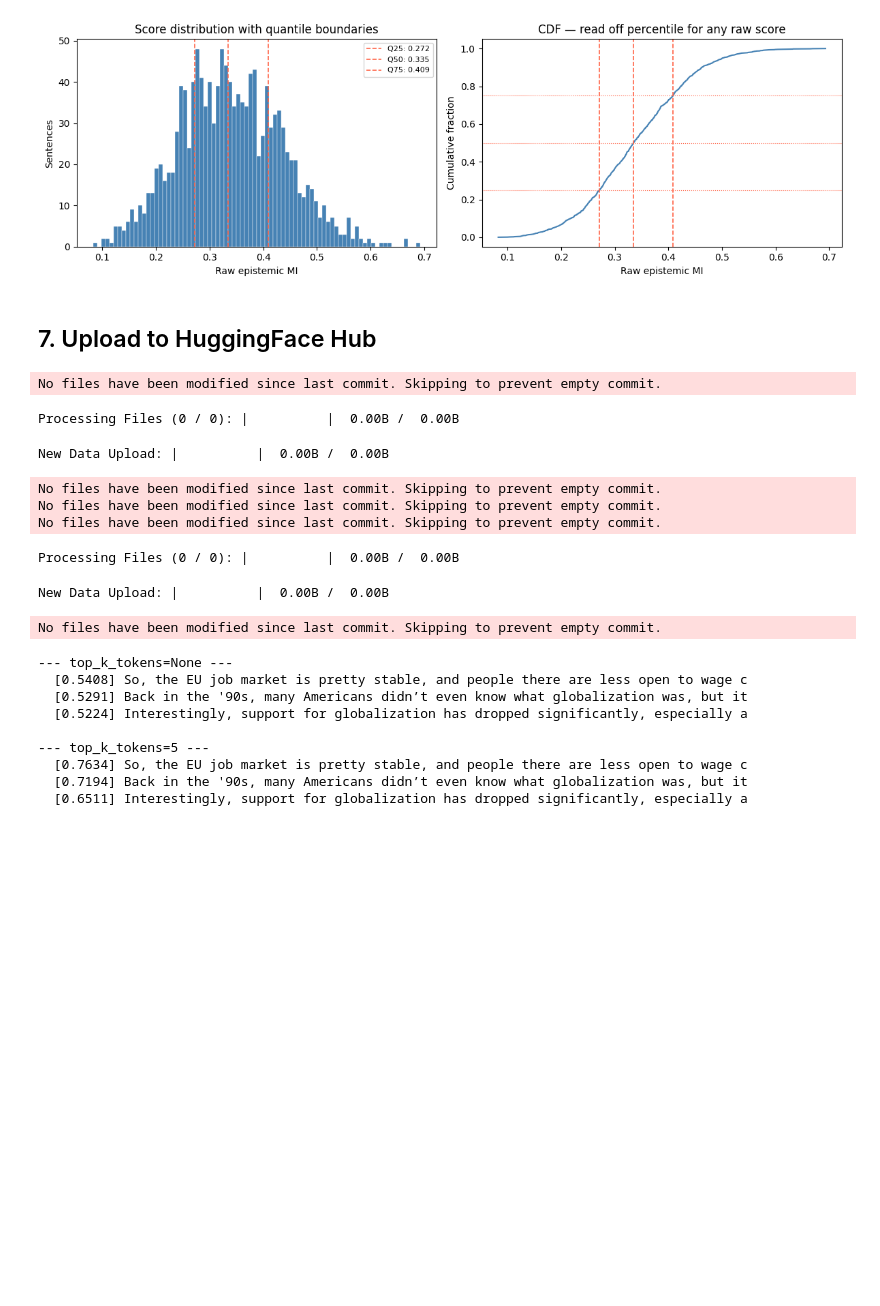
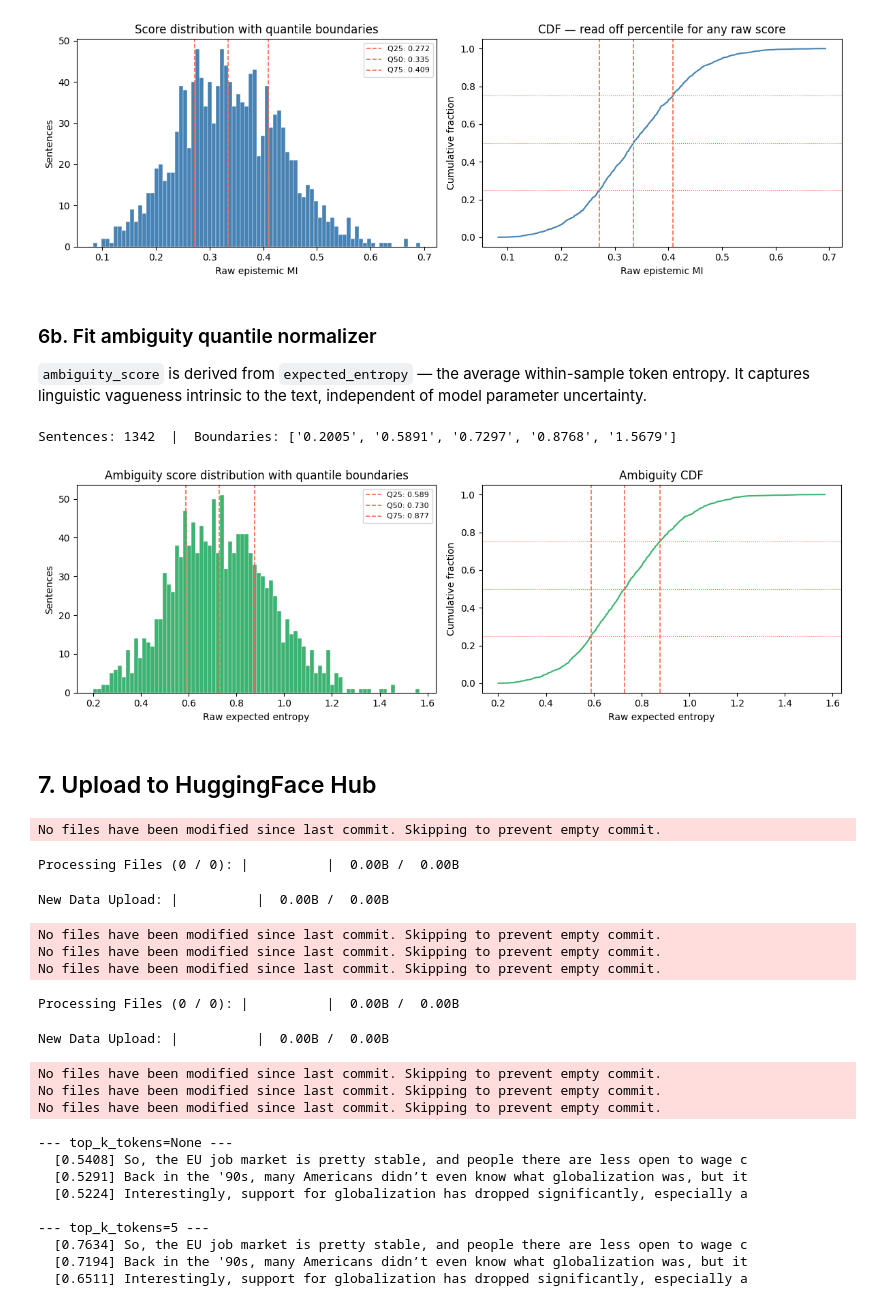
Before and after one commit to rdisipio/summarizer-uncertainty-ml, a Jupyter notebook: notebooks/02_lora_laplace_training.ipynb, the cells around one changed output. Cells and saved outputs as stored; diff of their text form; code cells hidden in the pictures; blank space fills up the shorter version.

```diff
--- a/notebooks/02_lora_laplace_training.ipynb
+++ b/notebooks/02_lora_laplace_training.ipynb
@@ -34,11 +34,12 @@ MODELS_DIR = ROOT / "models"
 CONFIG_DIR = ROOT / "config"
 MODELS_DIR.mkdir(exist_ok=True)
 
-SUMMARIES_FILE = DATA_DIR / "summaries_v4.jsonl"
-ADAPTER_DIR    = MODELS_DIR / "bart-large-xsum-lora"
-SCORES_FILE    = DATA_DIR / "uncertainty_scores_lora_laplace.jsonl"
-SAMPLER_FILE   = ADAPTER_DIR / "laplace_sampler.npz"
-QUANTILES_FILE = CONFIG_DIR / "uncertainty_quantiles_lora_laplace.json"
+SUMMARIES_FILE         = DATA_DIR / "summaries_v4.jsonl"
+ADAPTER_DIR            = MODELS_DIR / "bart-large-xsum-lora"
+SCORES_FILE            = DATA_DIR / "uncertainty_scores_lora_laplace.jsonl"
+SAMPLER_FILE           = ADAPTER_DIR / "laplace_sampler.npz"
+QUANTILES_FILE         = CONFIG_DIR / "uncertainty_quantiles_lora_laplace.json"
+AMBIGUITY_QUANTILES_FILE = CONFIG_DIR / "ambiguity_quantiles_lora_laplace.json"
 
 # ── Model ─────────────────────────────────────────────────────────────────────
 BASE_MODEL = "facebook/bart-large-xsum"
@@ -237,7 +236,7 @@ for source, summary in tqdm(scoring_pairs, desc="Scoring"):
 
     sentence_scores = [
         {"sentence_index": s.sentence_index, "sentence_text": s.sentence_text,
-         "uncertainty": s.uncertainty}
+         "uncertainty": s.uncertainty, "expected_entropy": s.expected_entropy}
         for s in result.sentence_results
     ]
     all_sentence_scores.extend(sentence_scores)
@@ -294,6 +290,60 @@ plt.show()
 # %% [output]
 Sentences: 1342  |  Boundaries: ['0.0828', '0.2718', '0.3350', '0.4089', '0.6931']
 [figure]
+# %% [markdown]
+### 6b. Fit ambiguity quantile normalizer
+
+`ambiguity_score` is derived from `expected_entropy` — the average within-sample token entropy.
+It captures linguistic vagueness intrinsic to the text, independent of model parameter uncertainty.
+# %%
+from src.lora_training import fit_quantiles, save_quantiles
+from src.data_pipeline import read_jsonl
+
+if "all_sentence_scores" not in dir() or not all_sentence_scores:
+    print(f"all_sentence_scores not in memory — loading from {SCORES_FILE}")
+    all_sentence_scores = [
+        s for record in read_jsonl(str(SCORES_FILE)) for s in record.get("sentence_scores", [])
+    ]
+    print(f"Loaded {len(all_sentence_scores)} sentence scores from disk")
+
+ambiguity_scores_raw = [s["expected_entropy"] for s in all_sentence_scores if s.get("expected_entropy") is not None]
+if not ambiguity_scores_raw:
+    raise RuntimeError(
+        "No expected_entropy values found. Re-run section 5 — the scoring cell now saves this field."
+    )
+
+ambiguity_scores = sorted(ambiguity_scores_raw)
+n_amb = len(ambiguity_scores)
+ambiguity_boundaries = fit_quantiles(ambiguity_scores)
+
+save_quantiles(ambiguity_boundaries, str(AMBIGUITY_QUANTILES_FILE))
+print(f"Sentences: {n_amb}  |  Boundaries: {[f'{b:.4f}' for b in ambiguity_boundaries]}")
+
+# ── Distribution plot ─────────────────────────────────────────────────────────
+fig, axes = plt.subplots(1, 2, figsize=(12, 4))
+
+axes[0].hist(ambiguity_scores, bins=80, color="mediumseagreen", edgecolor="white", linewidth=0.3)
+for q, b in zip([25, 50, 75], ambiguity_boundaries[1:-1]):
+    axes[0].axvline(b, color="tomato", linestyle="--", linewidth=1.2, label=f"Q{q}: {b:.3f}")
+axes[0].set_xlabel("Raw expected entropy")
+axes[0].set_ylabel("Sentences")
+axes[0].set_title("Ambiguity score distribution with quantile boundaries")
+axes[0].legend(fontsize=8)
+
+cdf_y = [i / (n_amb - 1) for i in range(n_amb)]
+axes[1].plot(ambiguity_scores, cdf_y, color="mediumseagreen", linewidth=1.5)
+for q, b in zip([0.25, 0.50, 0.75], ambiguity_boundaries[1:-1]):
+    axes[1].axvline(b, color="tomato", linestyle="--", linewidth=1.2)
+    axes[1].axhline(q, color="tomato", linestyle=":", linewidth=0.8)
+axes[1].set_xlabel("Raw expected entropy")
+axes[1].set_ylabel("Cumulative fraction")
+axes[1].set_title("Ambiguity CDF")
+
+plt.tight_layout()
+plt.show()
+# %% [output]
+Sentences: 1342  |  Boundaries: ['0.2005', '0.5891', '0.7297', '0.8768', '1.5679']
+[figure, added]
 # %% [markdown]
 ## 7. Upload to HuggingFace Hub
 # %%
@@ -307,6 +357,7 @@ upload_to_hub(
         (str(ADAPTER_DIR / "tokenizer_config.json"),     f"{HF_SUBFOLDER}/tokenizer_config.json"),
         (str(SAMPLER_FILE),                              f"{HF_SUBFOLDER}/laplace_sampler.npz"),
         (str(QUANTILES_FILE),                            f"{HF_SUBFOLDER}/uncertainty_quantiles_lora_laplace.json"),
+        (str(AMBIGUITY_QUANTILES_FILE),                  f"{HF_SUBFOLDER}/ambiguity_quantiles_lora_laplace.json"),
     ],
     repo_id=HF_REPO_ID,
 )
@@ -320,6 +371,8 @@ No files have been modified since last commit. Skipping to prevent empty commit.
 Processing Files (0 / 0): |          |  0.00B /  0.00B
 New Data Upload: |          |  0.00B /  0.00B
 No files have been modified since last commit. Skipping to prevent empty commit.
+No files have been modified since last commit. Skipping to prevent empty commit.
+No files have been modified since last commit. Skipping to prevent empty commit.
 # %%
 from src.scorer import SummaryUncertaintyScorer
 
```
Also changed, not shown: parts of 2 cells of this notebook, 3 other files.
